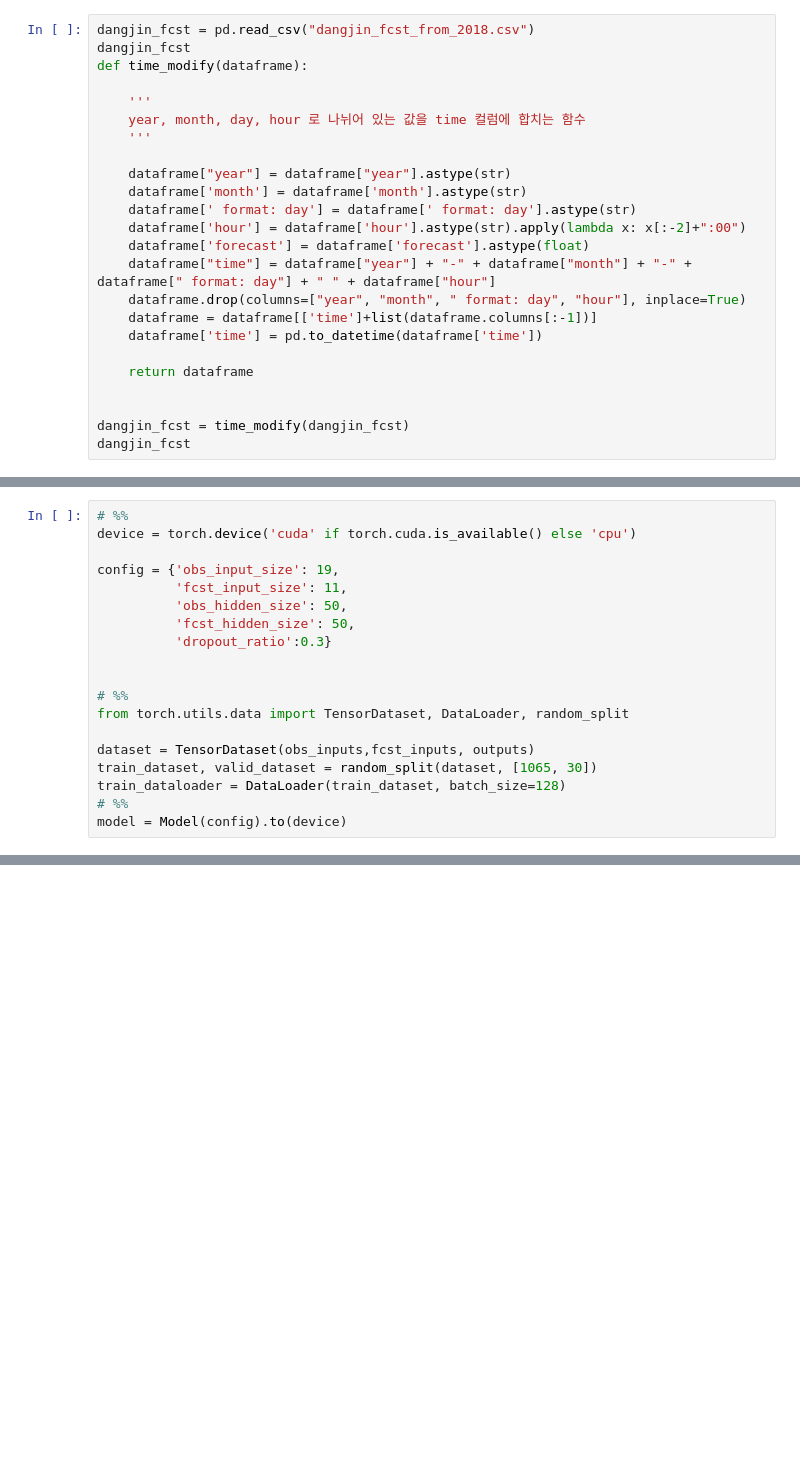
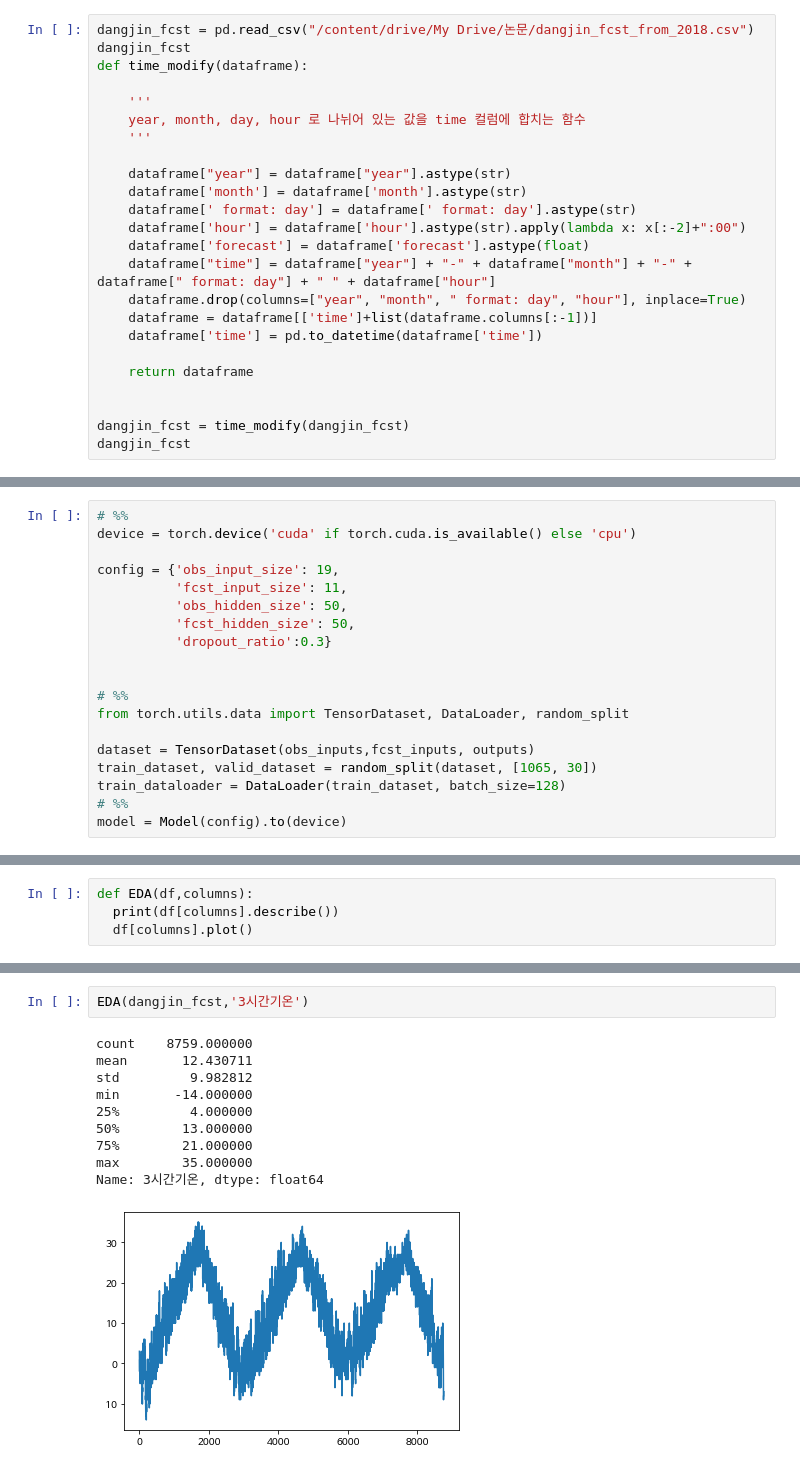
Before and after one commit to mini-song/Graduation-Project, a Jupyter notebook: LSTM_baseline.ipynb, the cells around one changed output, grey strips where cells are left out. Drawn from its saved outputs; the diff is of its cells as text; blank space fills up the shorter version.

```diff
--- a/LSTM_baseline.ipynb
+++ b/LSTM_baseline.ipynb
@@ -208,7 +362,7 @@ del pred, real
 # %%
 # %%
 # %%
-dangjin_fcst = pd.read_csv("dangjin_fcst_from_2018.csv")
+dangjin_fcst = pd.read_csv("/content/drive/My Drive/논문/dangjin_fcst_from_2018.csv")
 dangjin_fcst
 def time_modify(dataframe):
 
@@ -449,0 +816,4 @@ pd.concat([a, b], axis=1)
+# %%
+def EDA(df,columns):
+  print(df[columns].describe())
+  df[columns].plot()
@@ -449,0 +838,13 @@ pd.concat([a, b], axis=1)
+# %%
+EDA(dangjin_fcst,'3시간기온')
+# %% [output]
+count    8759.000000
+mean       12.430711
+std         9.982812
+min       -14.000000
+25%         4.000000
+50%        13.000000
+75%        21.000000
+max        35.000000
+Name: 3시간기온, dtype: float64
+[figure, added]
```
Also changed, not shown: parts of 82 cells of this notebook.
